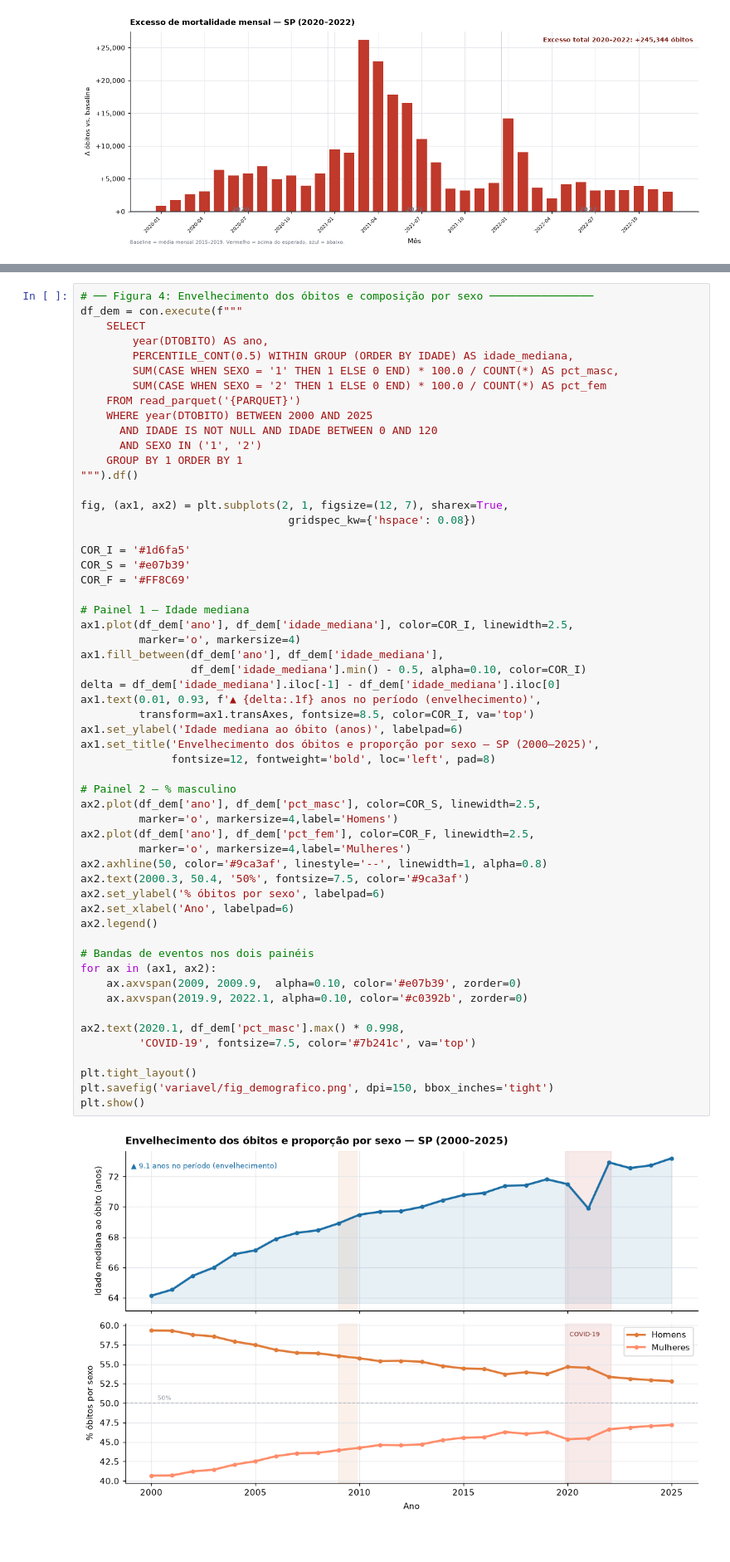
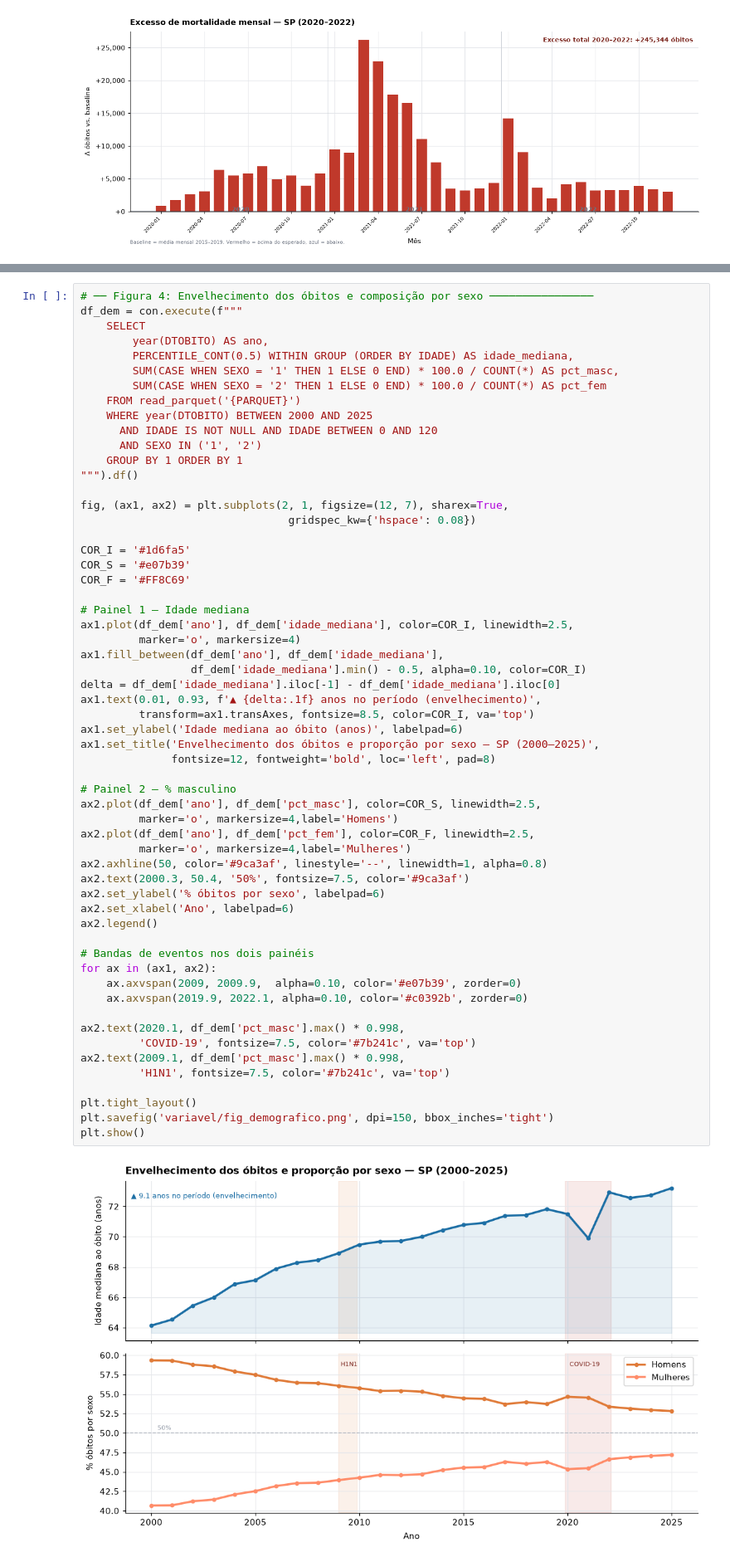
Before and after one commit to thsantferr/TCC_SIM_2-2026, a Jupyter notebook: analise_inicial.ipynb, the cells around one changed output, grey strips where cells are left out. Shown at 83% size. Saved outputs shown, nothing was run; the diff lists cells and outputs as text.

```diff
--- a/analise_inicial.ipynb
+++ b/analise_inicial.ipynb
@@ -892,31 +868,33 @@ ax1.fill_between(df_dem['ano'], df_dem['idade_mediana'],
 delta = df_dem['idade_mediana'].iloc[-1] - df_dem['idade_mediana'].iloc[0]
 ax1.text(0.01, 0.93, f'▲ {delta:.1f} anos no período (envelhecimento)',
          transform=ax1.transAxes, fontsize=8.5, color=COR_I, va='top')
 ax1.set_ylabel('Idade mediana ao óbito (anos)', labelpad=6)
 ax1.set_title('Envelhecimento dos óbitos e proporção por sexo — SP (2000–2025)',
               fontsize=12, fontweight='bold', loc='left', pad=8)
 
 # Painel 2 — % masculino
 ax2.plot(df_dem['ano'], df_dem['pct_masc'], color=COR_S, linewidth=2.5,
          marker='o', markersize=4,label='Homens')
 ax2.plot(df_dem['ano'], df_dem['pct_fem'], color=COR_F, linewidth=2.5,
          marker='o', markersize=4,label='Mulheres')
 ax2.axhline(50, color='#9ca3af', linestyle='--', linewidth=1, alpha=0.8)
 ax2.text(2000.3, 50.4, '50%', fontsize=7.5, color='#9ca3af')
 ax2.set_ylabel('% óbitos por sexo', labelpad=6)
 ax2.set_xlabel('Ano', labelpad=6)
 ax2.legend()
 
 # Bandas de eventos nos dois painéis
 for ax in (ax1, ax2):
     ax.axvspan(2009, 2009.9,  alpha=0.10, color='#e07b39', zorder=0)
     ax.axvspan(2019.9, 2022.1, alpha=0.10, color='#c0392b', zorder=0)
 
 ax2.text(2020.1, df_dem['pct_masc'].max() * 0.998,
          'COVID-19', fontsize=7.5, color='#7b241c', va='top')
+ax2.text(2009.1, df_dem['pct_masc'].max() * 0.998,
+         'H1N1', fontsize=7.5, color='#7b241c', va='top')
 
 plt.tight_layout()
 plt.savefig('variavel/fig_demografico.png', dpi=150, bbox_inches='tight')
 plt.show()
 # %% [output]
-[figure, old version]
+[figure, new version]
```
Also changed, not shown: parts of 3 cells of this notebook, 4 other files.
